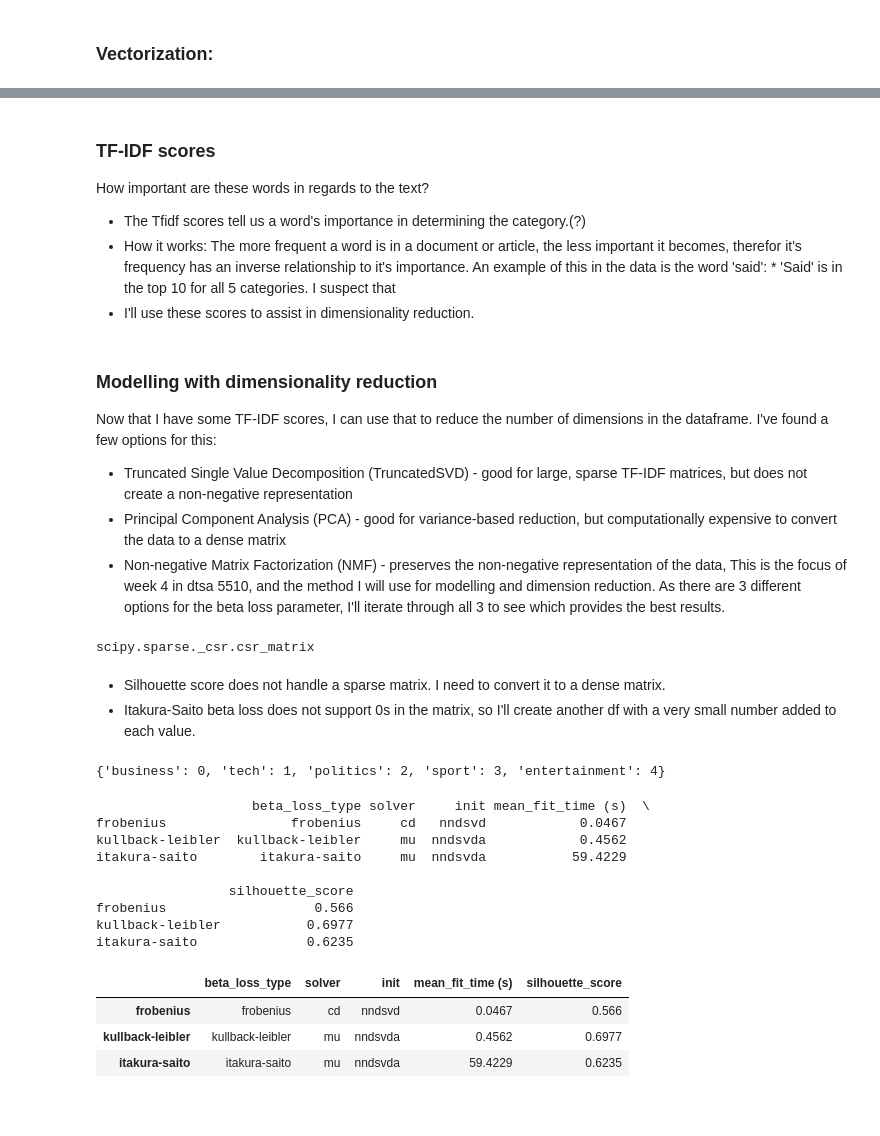
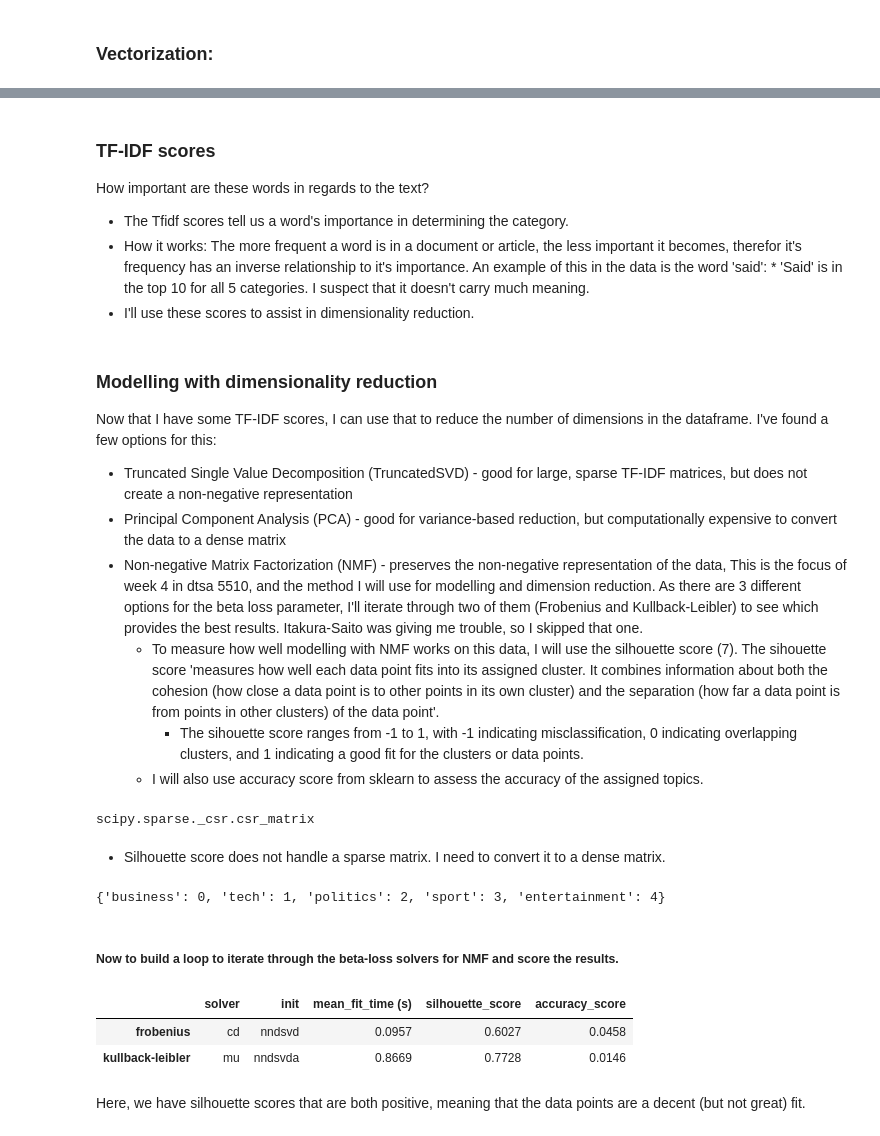
Before and after one commit to FleaBusyBeeBergs/dtsa5510-bbc-news-classification, a Jupyter notebook: bbc-news-classification.ipynb, the cells around one changed output, grey strips where cells are left out. Saved outputs shown, nothing was run; the diff lists cells and outputs as text; code cells hidden in the pictures; blank space fills up the shorter version.

```diff
--- a/bbc-news-classification.ipynb
+++ b/bbc-news-classification.ipynb
@@ -234,9 +230,9 @@ plt.show()
 ### TF-IDF scores
 
 How important are these words in regards to the text?
-* The Tfidf scores tell us a word's importance in determining the category.(?)
+* The Tfidf scores tell us a word's importance in determining the category.
 * How it works: The more frequent a word is in a document or article, the less important it becomes, therefor it's frequency has an inverse relationship to it's importance. An example of this in the data is the word 'said':
-        *  'Said' is in the top 10 for all 5 categories. I suspect that
+        *  'Said' is in the top 10 for all 5 categories. I suspect that it doesn't carry much meaning.
 * I'll use these scores to assist in dimensionality reduction.
 # %% [markdown]
 ### Modelling with dimensionality reduction
@@ -245,12 +241,14 @@ Now that I have some TF-IDF scores, I can use that to reduce the number of dimen
 
 * Truncated Single Value Decomposition (TruncatedSVD) - good for large, sparse TF-IDF matrices, but does not create a non-negative representation
 * Principal Component Analysis (PCA) - good for variance-based reduction, but computationally expensive to convert the data to a dense matrix
-* Non-negative Matrix Factorization (NMF) - preserves the non-negative representation of the data, This is the focus of week 4 in dtsa 5510, and the method I will use for modelling and dimension reduction. As there are 3 different options for the beta loss parameter, I'll iterate through all 3 to see which provides the best results.
+* Non-negative Matrix Factorization (NMF) - preserves the non-negative representation of the data, This is the focus of week 4 in dtsa 5510, and the method I will use for modelling and dimension reduction. As there are 3 different options for the beta loss parameter, I'll iterate through two of them (Frobenius and Kullback-Leibler) to see which provides the best results. Itakura-Saito was giving me trouble, so I skipped that one.
+    * To measure how well modelling with NMF works on this data, I will use the silhouette score (7). The sihouette score 'measures how well each data point fits into its assigned cluster. It combines information about both the cohesion (how close a data point is to other points in its own cluster) and the separation (how far a data point is from points in other clusters) of the data point'.
+        * The sihouette score ranges from -1 to 1, with -1 indicating misclassification, 0 indicating overlapping clusters, and 1 indicating a good fit for the clusters or data points.
+    * I will also use accuracy score from sklearn to assess the accuracy of the assigned topics.
 # %%
 type(train_tfidf)
 # %% [output]
 scipy.sparse._csr.csr_matrix
 # %% [markdown]
 * Silhouette score does not handle a sparse matrix. I need to convert it to a dense matrix.
-* Itakura-Saito beta loss does not support 0s in the matrix, so I'll create another df with a very small number added to each value.
 # %%
@@ -264,5 +264,7 @@ train_tfidf_non_zero[train_tfidf_non_zero == 0] = 1e-10
 # %% [output]
 {'business': 0, 'tech': 1, 'politics': 2, 'sport': 3, 'entertainment': 4}
+# %% [markdown]
+##### Now to build a loop to iterate through the beta-loss solvers for NMF and score the results.
 # %%
 # results
 results_dict = {}
@@ -270,8 +272,7 @@ results_dict = {}
 # beta loss options & solvers
 beta_loss_solvers = {
     'frobenius': ('cd', 'nndsvd'),
-    'kullback-leibler': ('mu', 'nndsvda'),
-    'itakura-saito': ('mu', 'nndsvda')
+    'kullback-leibler': ('mu', 'nndsvda')
 }
 
 # init nmf
@@ -283,57 +284,54 @@ for beta_loss, (solver, init) in beta_loss_solvers.items():
     # init nmf
     nmf_model = NMF(n_components = num_topics,
                     random_state = 5510,
                     init = init,
                     beta_loss = beta_loss,
-                    solver = solver
+                    solver = solver,
+                    tol = 1e-3,
+                    max_iter = 200
                     )
-    # fit time
+    # start timer
     start_time = time.time()
-    if beta_loss == 'itakura-saito':
-        # use non-zero matrix
-        W = nmf_model.fit_transform(train_tfidf_non_zero)
-    else:
-        W = nmf_model.fit_transform(train_tfidf)
+
+    # fit
+    W = nmf_model.fit_transform(train_tfidf)
     H = nmf_model.components_
+
+    # stop timer
     fit_time = time.time() - start_time
 
     # reduce dimensions adn normalize
     reduced_df = normalize(W)
 
     # silhouette_score
     if reduced_df.shape[1] > 1:
         silhouette_avg = silhouette_score(reduced_df,
                                           train_labels)
     else:
         silhouette_avg = None
 
+    # assign highest scoring topic to articles
+    assigned_topics = W.argmax(axis=1)
+
+    # accuracy score (compare assigned topics with true labels)
+    accuracy = accuracy_score(train_labels, assigned_topics)
+
     # store results
     results_dict[beta_loss] = {
-        'beta_loss_type': beta_loss,
         'solver': solver,
         'init': init,
         'mean_fit_time (s)': round(fit_time, 4),
-        'silhouette_score': round(silhouette_avg, 4) if silhouette_avg is not None else 'N/A'
+        'silhouette_score': round(silhouette_avg, 4) if silhouette_avg is not None else 'N/A',
+        'accuracy_score': round(accuracy, 4)
     }
 
 
 results_df = pd.DataFrame(results_dict).T
-print(results_df)
+results_df
 # %% [output]
-                    beta_loss_type solver     init mean_fit_time (s)  \
-frobenius                frobenius     cd   nndsvd            0.0467
-kullback-leibler  kullback-leibler     mu  nndsvda            0.4562
-itakura-saito        itakura-saito     mu  nndsvda           59.4229
-
-                 silhouette_score
-frobenius                   0.566
-kullback-leibler           0.6977
-itakura-saito              0.6235
+|  | solver | init | mean_fit_time (s) | silhouette_score | accuracy_score |
+| frobenius | cd | nndsvd | 0.0957 | 0.6027 | 0.0458 |
+| kullback-leibler | mu | nndsvda | 0.8669 | 0.7728 | 0.0146 |
-# %%
-results_df
-# %% [output]
-|  | beta_loss_type | solver | init | mean_fit_time (s) | silhouette_score |
-| frobenius | frobenius | cd | nndsvd | 0.0467 | 0.566 |
-| kullback-leibler | kullback-leibler | mu | nndsvda | 0.4562 | 0.6977 |
-| itakura-saito | itakura-saito | mu | nndsvda | 59.4229 | 0.6235 |
+# %% [markdown]
+Here, we have silhouette scores that are both positive, meaning that the data points are a decent (but not great) fit.
 # %%
```
Also changed, not shown: parts of 15 cells of this notebook, 1 other file.
